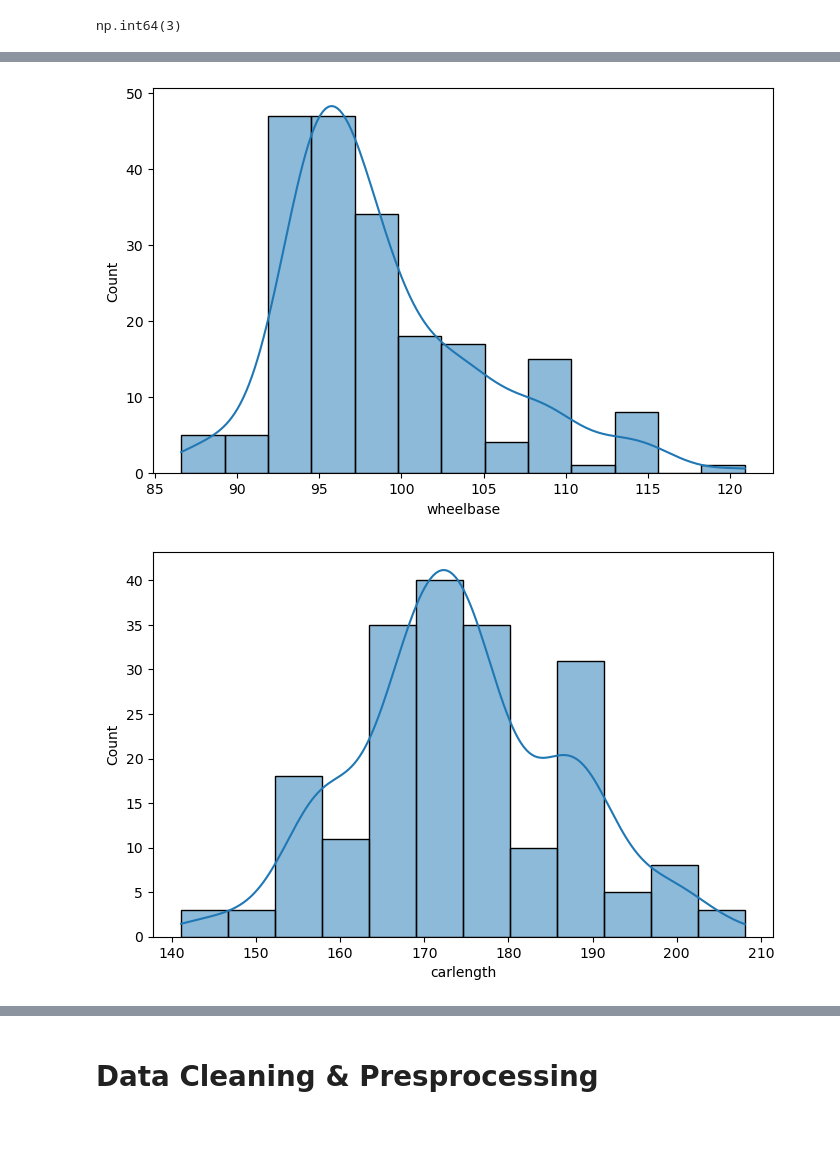
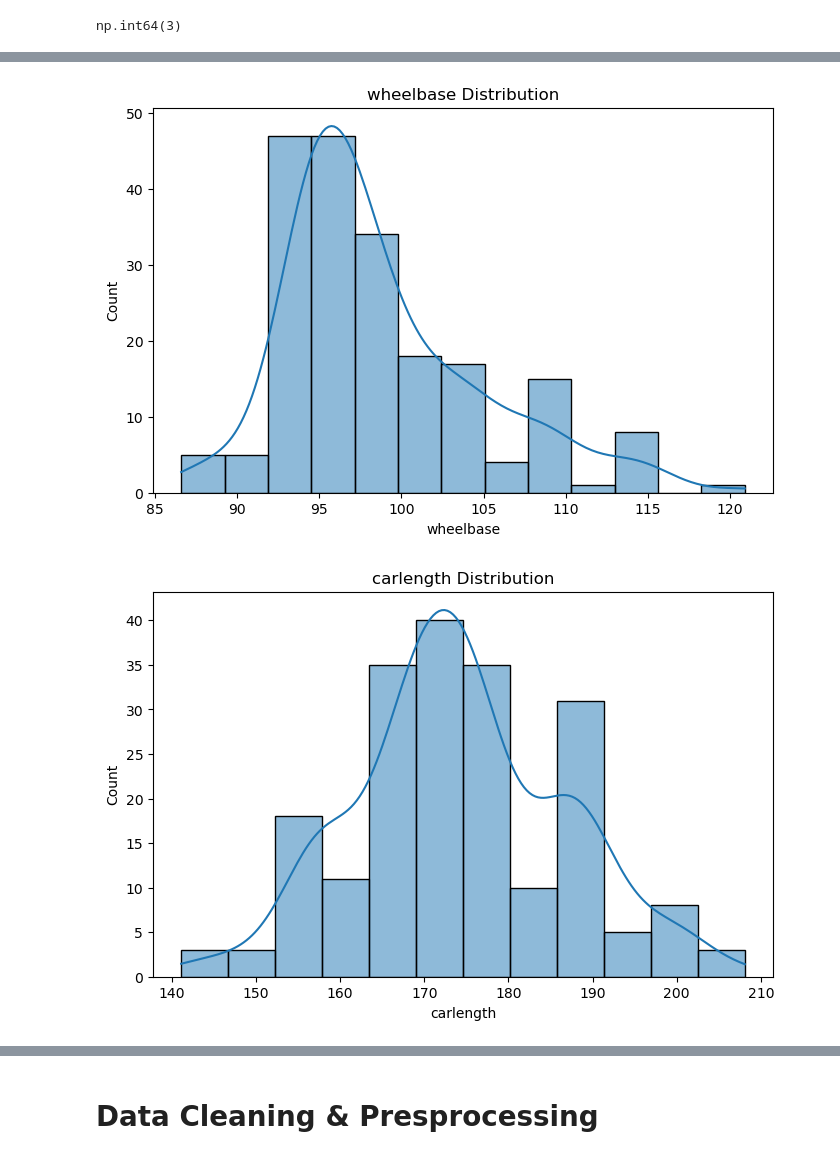
Before and after one commit to nakum0710/car-price-prediction, a Jupyter notebook: car_price_project.ipynb, the cells around one changed output, grey strips where cells are left out. Saved outputs shown, nothing was run; the diff lists cells and outputs as text; code cells hidden in the pictures; blank space fills up the shorter version.

```diff
--- a/car_price_project.ipynb
+++ b/car_price_project.ipynb
@@ -106,9 +107,11 @@ sns.histplot(df['price'], kde = True)
 # %%
 num_col = ['wheelbase', 'carlength', 'carwidth', 'carheight', 'enginesize', 'horsepower', 'citympg', 'highwaympg']
 
 for col in num_col:
     plt.figure(figsize=(8,5))
     sns.histplot(df[col], kde=True)
+    plt.title(f'{col} Distribution')
+    plt.savefig(f'images/{col}.png',bbox_inches='tight')
 # %% [output]
-[figure, old version]
+[figure, new version]
-[figure, old version]
+[figure, new version]
```
Also changed, not shown: parts of 4 cells of this notebook, 18 other files.
